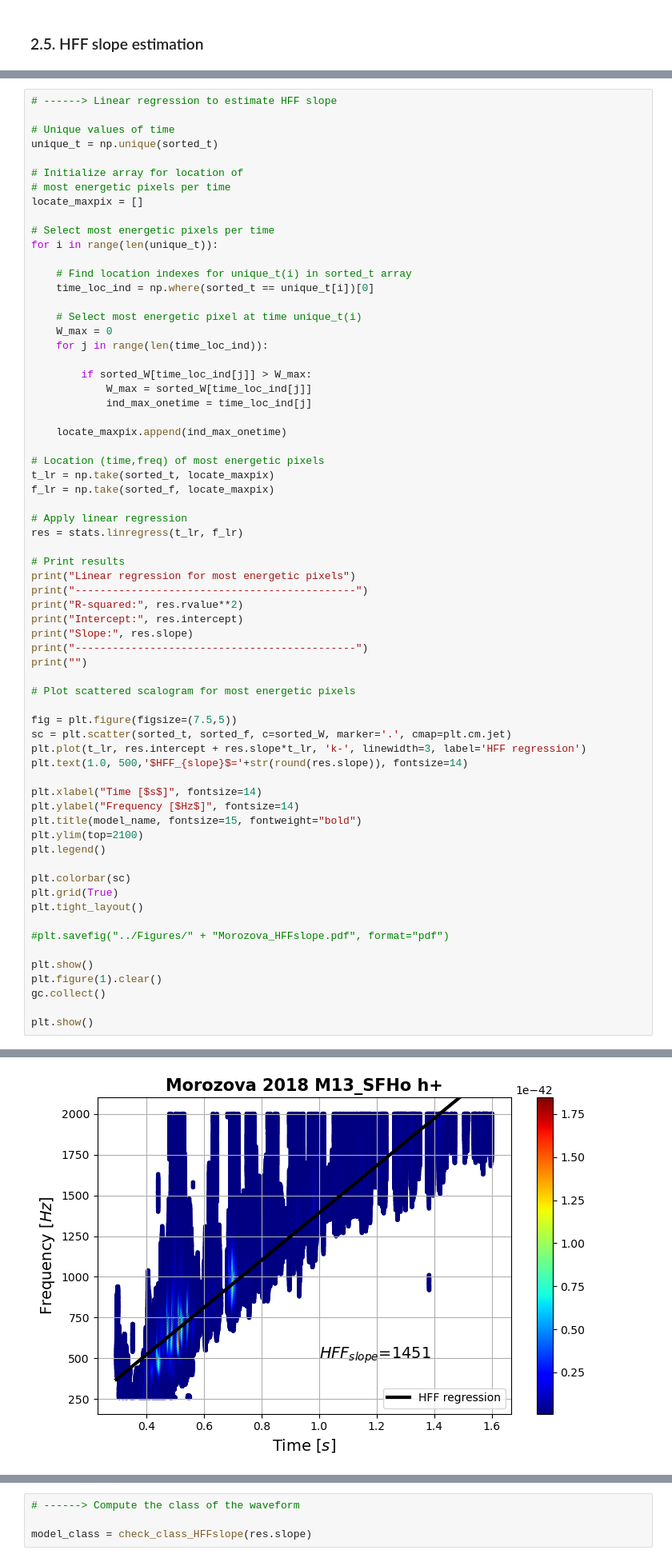
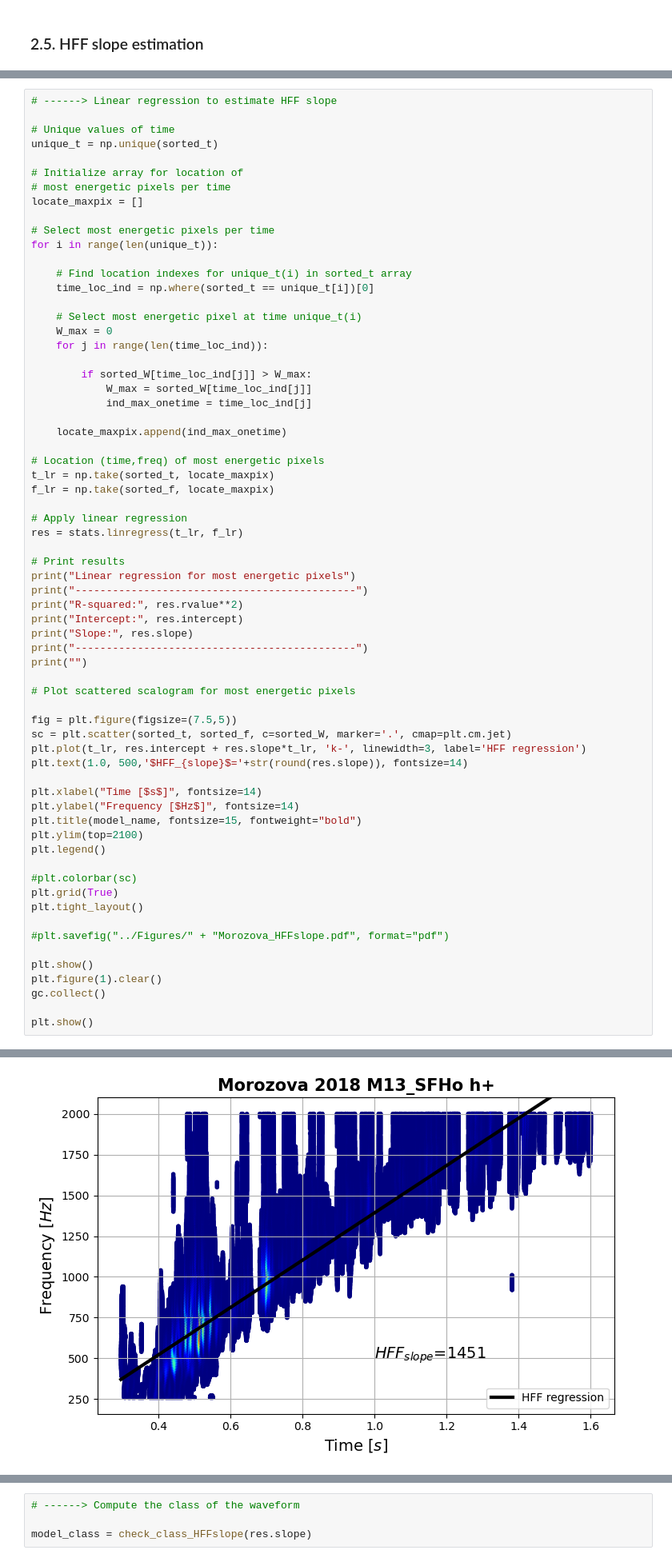
Before and after one commit to ManuelDMorales/datagen-sngw-genrel, a Jupyter notebook: Codes/WaveformGenRel_Explorer.ipynb, the cells around one changed output, grey strips where cells are left out. Shown at 80% size. Saved outputs shown, nothing was run; the diff lists cells and outputs as text.

```diff
--- a/Codes/WaveformGenRel_Explorer.ipynb
+++ b/Codes/WaveformGenRel_Explorer.ipynb
@@ -743,35 +791,35 @@ print("")
 # Plot scattered scalogram for most energetic pixels
 
 fig = plt.figure(figsize=(7.5,5))
 sc = plt.scatter(sorted_t, sorted_f, c=sorted_W, marker='.', cmap=plt.cm.jet)
 plt.plot(t_lr, res.intercept + res.slope*t_lr, 'k-', linewidth=3, label='HFF regression')
 plt.text(1.0, 500,'$HFF_{slope}$='+str(round(res.slope)), fontsize=14)
 
 plt.xlabel("Time [$s$]", fontsize=14)
 plt.ylabel("Frequency [$Hz$]", fontsize=14)
 plt.title(model_name, fontsize=15, fontweight="bold")
 plt.ylim(top=2100)
 plt.legend()
 
-plt.colorbar(sc)
+#plt.colorbar(sc)
 plt.grid(True)
 plt.tight_layout()
 
 #plt.savefig("../Figures/" + "Morozova_HFFslope.pdf", format="pdf")
 
 plt.show()
 plt.figure(1).clear()
 gc.collect()
 
 plt.show()
 # %% [output]
 Linear regression for most energetic pixels
 ---------------------------------------------
 R-squared: 0.9396038669594995
 Intercept: -58.93807416176287
 Slope: 1451.369811867278
 ---------------------------------------------
-[figure, old version]
+[figure, new version]
 <Figure size 640x480 with 0 Axes>
 # %%
 # ------> Compute the class of the waveform
```
Also changed, not shown: parts of 17 cells of this notebook.
